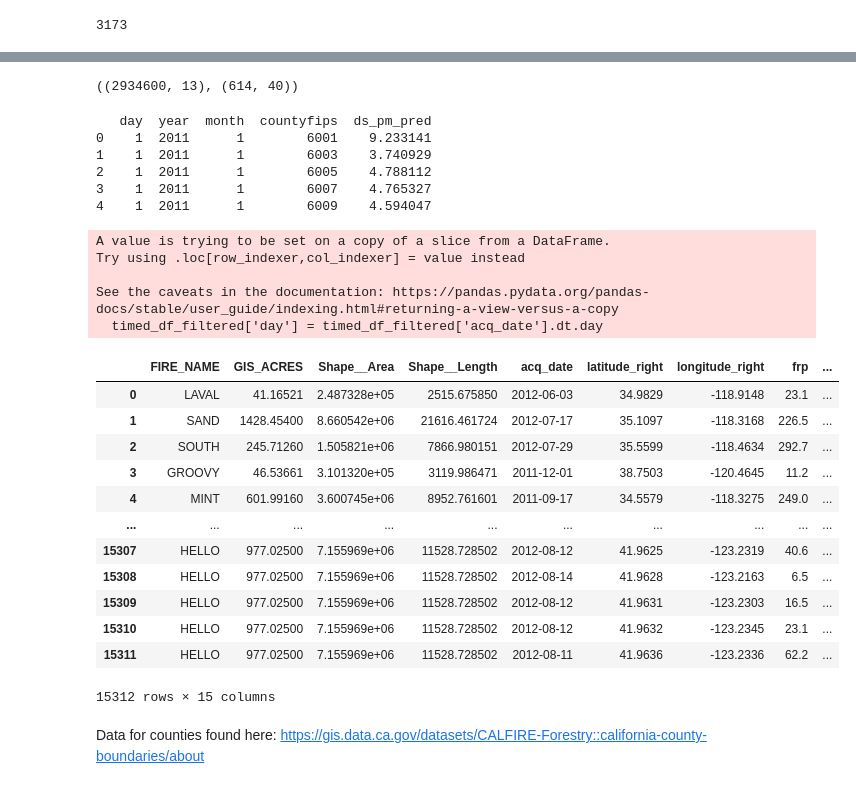
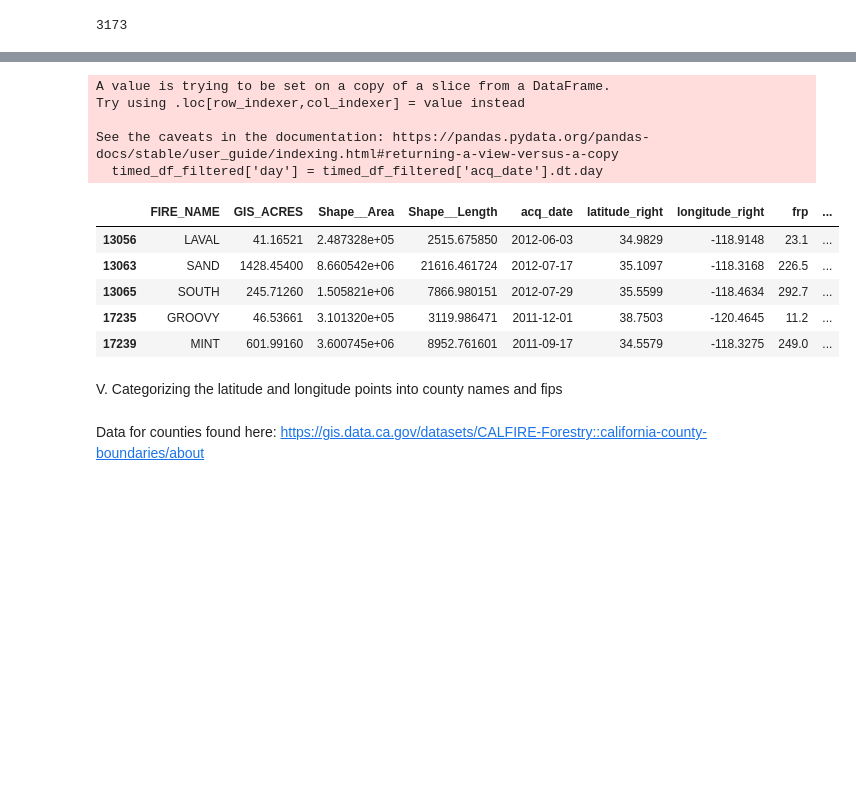
Before and after one commit to oTaira/emberalert, a Jupyter notebook: fireforce_V2.ipynb, the cells around one changed output, grey strips where cells are left out. Saved outputs shown, nothing was run; the diff lists cells and outputs as text; code cells hidden in the pictures; blank space fills up the shorter version.

```diff
--- a/fireforce_V2.ipynb
+++ b/fireforce_V2.ipynb
@@ -392,0 +139,15 @@ Index(['year', 'date', 'statefips', 'countyfips', 'ctfips', 'latitude',
+# %%
+# Convert merged_fire to a GeoDataFrame
+merged_fire_geo = gpd.GeoDataFrame(merged_fire, geometry='geometry')
+
+merged_fire_geo.crs = {'init': 'epsg:3857'}
+merged_fire_geo = merged_fire_geo.to_crs({'init': 'epsg:4326'})
+merged_fire_geo['latitude'] = merged_fire_geo.centroid.y
+merged_fire_geo['longitude'] = merged_fire_geo.centroid.x
+
+# Convert third_fire to a GeoDataFrame
+second_fire_geo = gpd.GeoDataFrame(second_fire, geometry=gpd.points_from_xy(second_fire['longitude'], second_fire['latitude']))
+
+# Set the coordinate reference system (CRS) for both GeoDataFrames
+merged_fire_geo.crs = {'init': 'epsg:4326'}
+second_fire_geo.crs = {'init': 'epsg:4326'}
@@ -392,0 +178,10 @@ Index(['year', 'date', 'statefips', 'countyfips', 'ctfips', 'latitude',
+# %%
+# Convert 'ALARM_DATE', 'CONT_DATE', and 'acq_date' to datetime
+merged_fire_geo['ALARM_DATE'] = pd.to_datetime(merged_fire_geo['ALARM_DATE'], errors='coerce')
+merged_fire_geo['CONT_DATE'] = pd.to_datetime(merged_fire_geo['CONT_DATE'], errors='coerce')
+second_fire_geo['acq_date'] = pd.to_datetime(second_fire_geo['acq_date'])
+
+# Perform the spatial join
+distance_tolerance = 10
+merged_df = gpd.sjoin_nearest(merged_fire_geo, second_fire_geo, how='inner', distance_col='distance')
+merged_df.shape
@@ -392,0 +203,8 @@ Index(['year', 'date', 'statefips', 'countyfips', 'ctfips', 'latitude',
+# %%
+timed_df['day'] = timed_df['acq_date'].dt.day
+timed_df = timed_df[['STATE', 'FIRE_NAME', 'ALARM_DATE', 'CONT_DATE', 'GIS_ACRES',
+                     'FIRE_NUM', 'Shape__Area', 'Shape__Length', 'geometry',
+                     'latitude_left', 'longitude_left', 'index_right', 'latitude_right',
+                     'longitude_right', 'acq_date','frp', 'type',
+                     'bright_t31', 'year', 'month', 'distance']]
+timed_df.head()
@@ -424,46 +281,22 @@ Index(['OBJECTID', 'YEAR_', 'STATE', 'AGENCY', 'UNIT_ID', 'FIRE_NAME',
-# %%
-timed_df = timed_df.reset_index(drop=True, inplace=False)
-timed_df_2011 = timed_df[timed_df['year']==2011]
-
-pm25_geo_2011 = pm25_geo[pm25_geo['year']==2011]
-pm25_geo_2011.shape, timed_df_2011.shape
-# %% [output]
-((2934600, 13), (614, 40))
-# %%
-pm_cali_avg = pm_cali.groupby(['day','year', 'month', 'countyfips'])['ds_pm_pred'].mean()
-pm_cali_avg = pm_cali_avg.reset_index()
-print(pm_cali_avg.head())
-# %% [output]
-   day  year  month  countyfips  ds_pm_pred
-0    1  2011      1        6001    9.233141
-1    1  2011      1        6003    3.740929
-2    1  2011      1        6005    4.788112
-3    1  2011      1        6007    4.765327
-4    1  2011      1        6009    4.594047
 # %%
-timed_df_filtered = timed_df[['FIRE_NAME', 'GIS_ACRES', 'Shape__Area', 'Shape__Length', 'acq_date', 'latitude_right', 'longitude_right','frp', 'type', 'bright_t31', 'confidence',
+timed_df_filtered = timed_df[['FIRE_NAME', 'GIS_ACRES', 'Shape__Area', 'Shape__Length', 'acq_date', 'latitude_right', 'longitude_right','frp', 'type', 'bright_t31',
        'year', 'month', 'distance']]
 timed_df_filtered['day'] = timed_df_filtered['acq_date'].dt.day
-timed_df_filtered
+timed_df_filtered.head()
 # %% [output]
 A value is trying to be set on a copy of a slice from a DataFrame.
 Try using .loc[row_indexer,col_indexer] = value instead
 
 See the caveats in the documentation: https://pandas.pydata.org/pandas-docs/stable/user_guide/indexing.html#returning-a-view-versus-a-copy
   timed_df_filtered['day'] = timed_df_filtered['acq_date'].dt.day
 |  | FIRE_NAME | GIS_ACRES | Shape__Area | Shape__Length | acq_date | latitude_right | longitude_right | frp | ... |
-| 0 | LAVAL | 41.16521 | 2.487328e+05 | 2515.675850 | 2012-06-03 | 34.9829 | -118.9148 | 23.1 | ... |
-| 1 | SAND | 1428.45400 | 8.660542e+06 | 21616.461724 | 2012-07-17 | 35.1097 | -118.3168 | 226.5 | ... |
-| 2 | SOUTH | 245.71260 | 1.505821e+06 | 7866.980151 | 2012-07-29 | 35.5599 | -118.4634 | 292.7 | ... |
-| 3 | GROOVY | 46.53661 | 3.101320e+05 | 3119.986471 | 2011-12-01 | 38.7503 | -120.4645 | 11.2 | ... |
-| 4 | MINT | 601.99160 | 3.600745e+06 | 8952.761601 | 2011-09-17 | 34.5579 | -118.3275 | 249.0 | ... |
-| ... | ... | ... | ... | ... | ... | ... | ... | ... | ... |
-| 15307 | HELLO | 977.02500 | 7.155969e+06 | 11528.728502 | 2012-08-12 | 41.9625 | -123.2319 | 40.6 | ... |
-| 15308 | HELLO | 977.02500 | 7.155969e+06 | 11528.728502 | 2012-08-14 | 41.9628 | -123.2163 | 6.5 | ... |
-| 15309 | HELLO | 977.02500 | 7.155969e+06 | 11528.728502 | 2012-08-12 | 41.9631 | -123.2303 | 16.5 | ... |
-| 15310 | HELLO | 977.02500 | 7.155969e+06 | 11528.728502 | 2012-08-12 | 41.9632 | -123.2345 | 23.1 | ... |
-| 15311 | HELLO | 977.02500 | 7.155969e+06 | 11528.728502 | 2012-08-11 | 41.9636 | -123.2336 | 62.2 | ... |
+| 13056 | LAVAL | 41.16521 | 2.487328e+05 | 2515.675850 | 2012-06-03 | 34.9829 | -118.9148 | 23.1 | ... |
+| 13063 | SAND | 1428.45400 | 8.660542e+06 | 21616.461724 | 2012-07-17 | 35.1097 | -118.3168 | 226.5 | ... |
+| 13065 | SOUTH | 245.71260 | 1.505821e+06 | 7866.980151 | 2012-07-29 | 35.5599 | -118.4634 | 292.7 | ... |
+| 17235 | GROOVY | 46.53661 | 3.101320e+05 | 3119.986471 | 2011-12-01 | 38.7503 | -120.4645 | 11.2 | ... |
+| 17239 | MINT | 601.99160 | 3.600745e+06 | 8952.761601 | 2011-09-17 | 34.5579 | -118.3275 | 249.0 | ... |
-15312 rows × 15 columns
+# %% [markdown]
+V. Categorizing the latitude and longitude points into county names and fips
 # %% [markdown]
 Data for counties found here: https://gis.data.ca.gov/datasets/CALFIRE-Forestry::california-county-boundaries/about
 # %%
```
Also changed, not shown: parts of 61 cells of this notebook.
